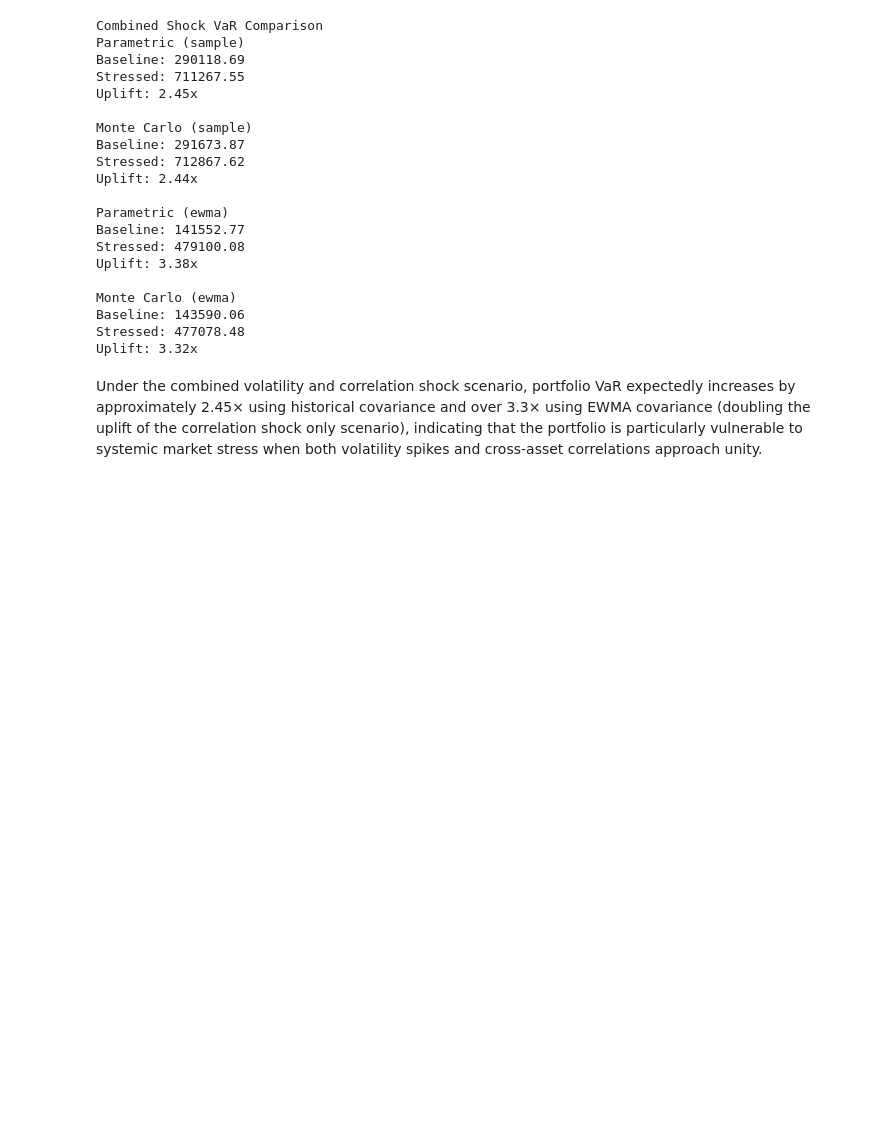
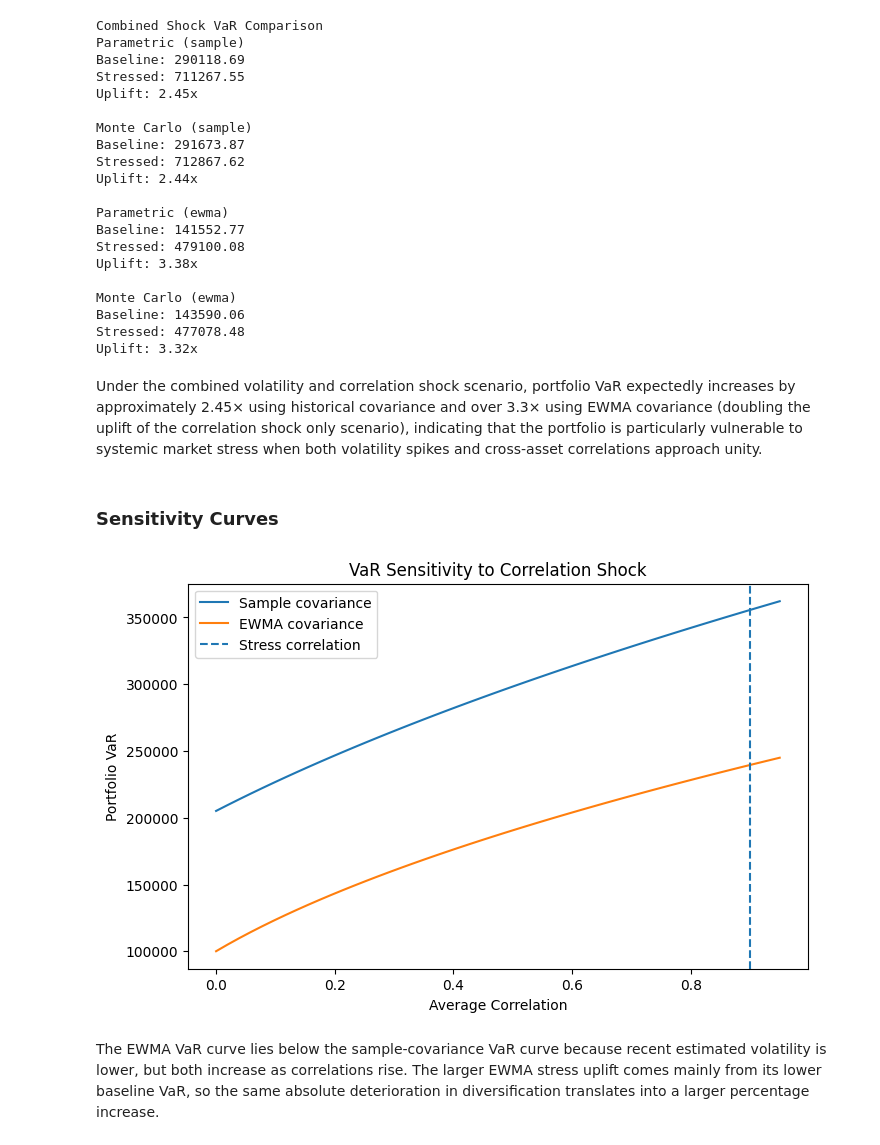
Before and after one commit to thomashjs/risk-capital-engine, a Jupyter notebook: notebooks/stress_testing.ipynb, the cells around one changed output. Saved outputs shown, nothing was run; the diff lists cells and outputs as text; code cells hidden in the pictures; blank space fills up the shorter version.

```diff
--- a/notebooks/stress_testing.ipynb
+++ b/notebooks/stress_testing.ipynb
@@ -430,3 +457,43 @@ Stressed: 477078.48
 Uplift: 3.32x
 # %% [markdown]
 Under the combined volatility and correlation shock scenario, portfolio VaR expectedly increases by approximately 2.45× using historical covariance and over 3.3× using EWMA covariance (doubling the uplift of the correlation shock only scenario), indicating that the portfolio is particularly vulnerable to systemic market stress when both volatility spikes and cross-asset correlations approach unity.
+# %% [markdown]
+### Sensitivity Curves
+# %%
+# More analysis
+corr_grid = np.linspace(0, 0.95, 50)
+
+sample_vars = []
+ewma_vars = []
+
+sample_cov = returns.cov().to_numpy()
+ewma_cov = ewma_covariance(returns)
+
+for c in corr_grid:
+
+    sample_stress = increase_correlation(sample_cov, c)
+    ewma_stress = increase_correlation(ewma_cov, c)
+
+    sample_var = parametric_var_from_cov(sample_stress, portfolio, alpha)
+    ewma_var = parametric_var_from_cov(ewma_stress, portfolio, alpha)
+
+    sample_vars.append(sample_var)
+    ewma_vars.append(ewma_var)
+
+plt.figure(figsize=(8,5))
+
+plt.plot(corr_grid, sample_vars, label="Sample covariance")
+plt.plot(corr_grid, ewma_vars, label="EWMA covariance")
+
+plt.axvline(target_corr, linestyle="--", label="Stress correlation")
+
+plt.xlabel("Average Correlation")
+plt.ylabel("Portfolio VaR")
+plt.title("VaR Sensitivity to Correlation Shock")
+plt.legend()
+
+plt.show()
+# %% [output]
+[figure, added]
+# %% [markdown]
+The EWMA VaR curve lies below the sample-covariance VaR curve because recent estimated volatility is lower, but both increase as correlations rise. The larger EWMA stress uplift comes mainly from its lower baseline VaR, so the same absolute deterioration in diversification translates into a larger percentage increase.
```
Also changed, not shown: parts of 10 cells of this notebook.
